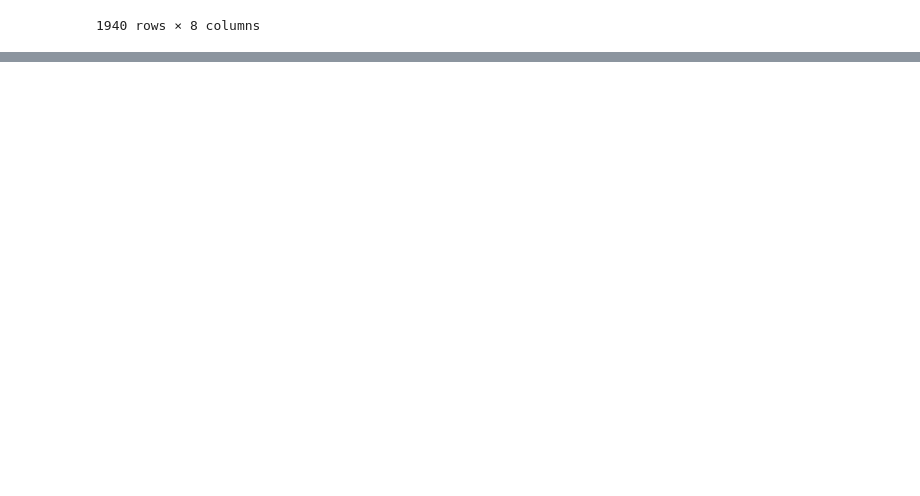
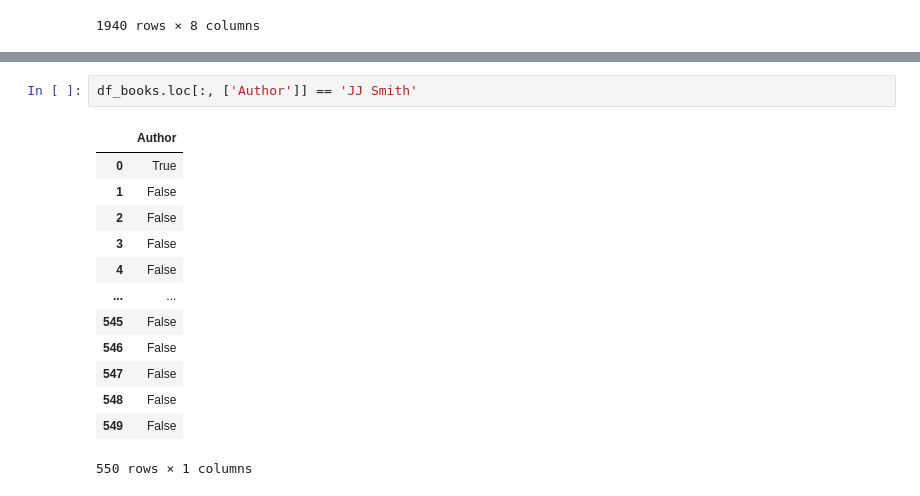
Before and after one commit to espinoleandroo/Python, a Jupyter notebook: curso_manipulacion_y_transformacion/pandas/Cargando archivos.ipynb, the cells around one changed output, grey strips where cells are left out. Drawn from its saved outputs; the diff is of its cells as text; blank space fills up the shorter version.

```diff
--- a/curso_manipulacion_y_transformacion/pandas/Cargando archivos.ipynb
+++ b/curso_manipulacion_y_transformacion/pandas/Cargando archivos.ipynb
@@ -40,0 +121,16 @@ pd.read_json("../data/datasets/hpcharactersdataraw.json")
+# %%
+df_books.loc[:, ['Author']] == 'JJ Smith'
+# %% [output]
+|  | Author |
+| 0 | True |
+| 1 | False |
+| 2 | False |
+| 3 | False |
+| 4 | False |
+| ... | ... |
+| 545 | False |
+| 546 | False |
+| 547 | False |
+| 548 | False |
+| 549 | False |
+550 rows × 1 columns
```
Also changed, not shown: parts of 10 cells of this notebook.
